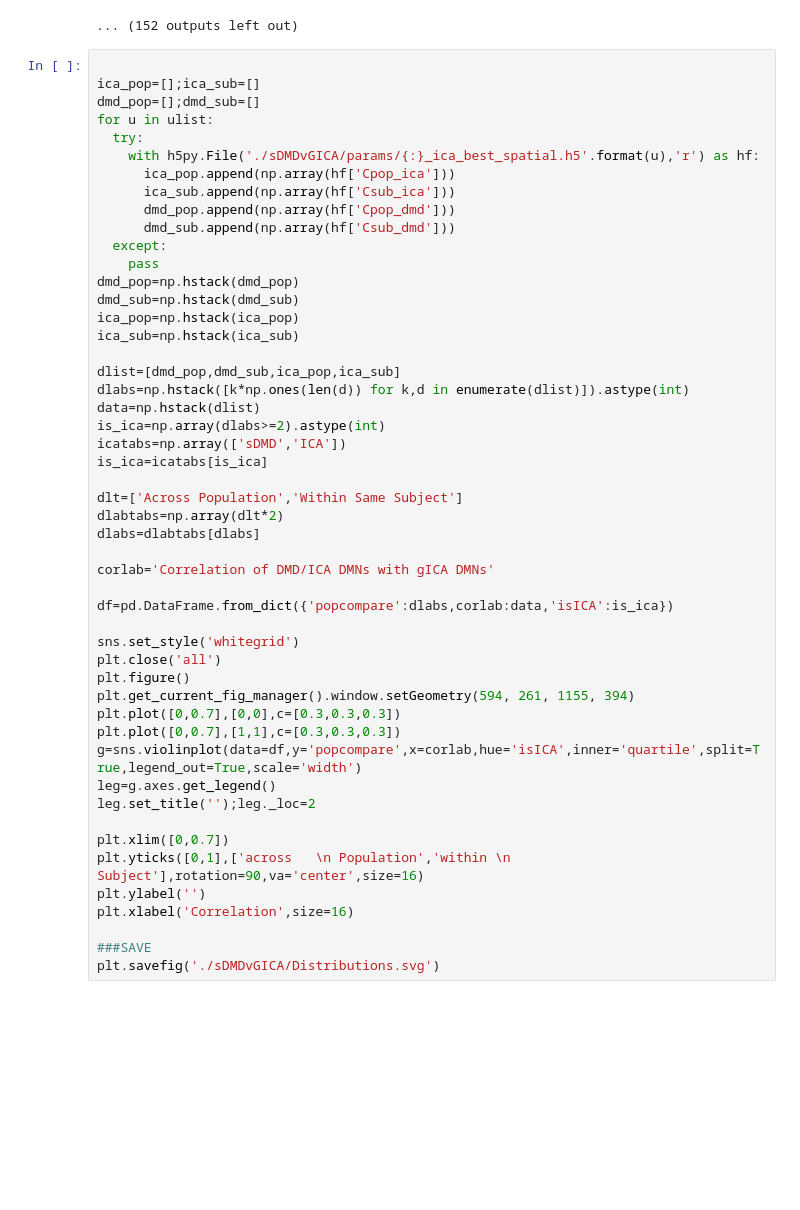
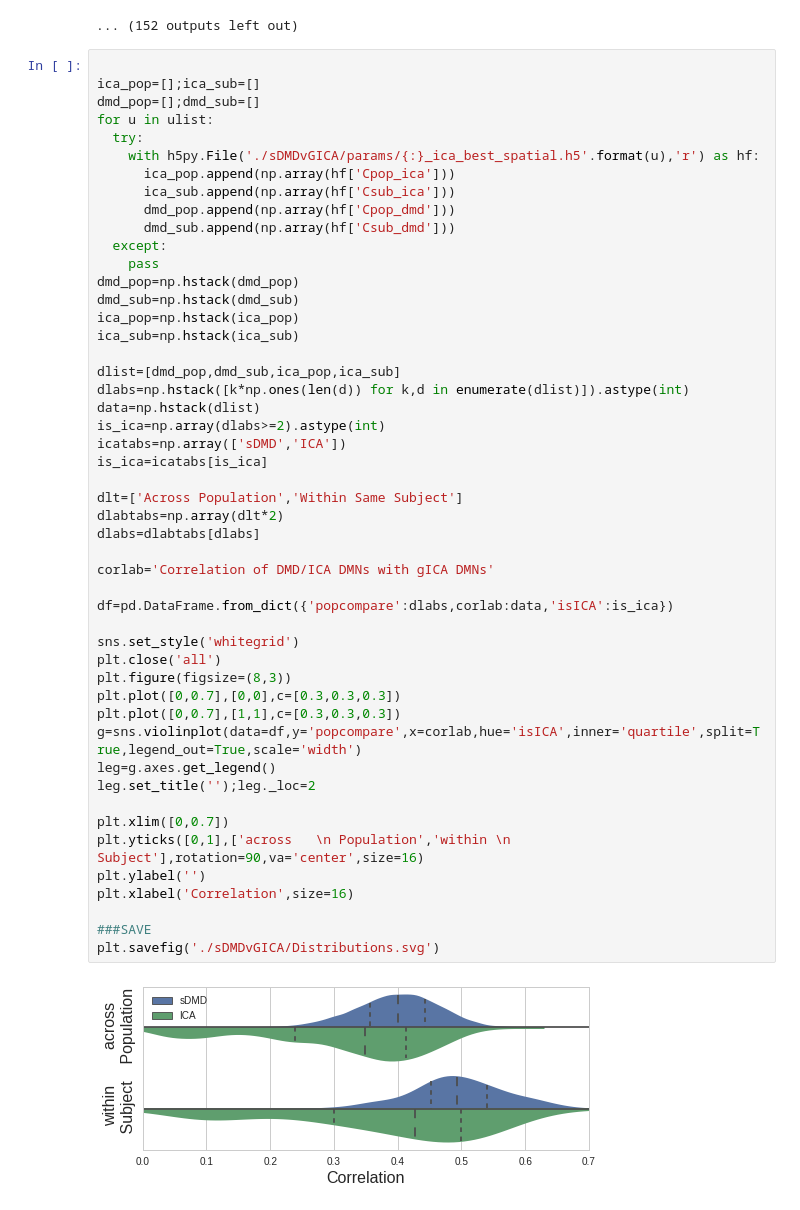
Before and after one commit to kunert/DMD_RSN, a Jupyter notebook: 3_sDMDvGICA.ipynb, the cells around one changed output. Saved outputs shown, nothing was run; the diff lists cells and outputs as text; blank space fills up the shorter version.

```diff
--- a/3_sDMDvGICA.ipynb
+++ b/3_sDMDvGICA.ipynb
@@ -394,32 +394,33 @@ ica_sub=np.hstack(ica_sub)
 dlist=[dmd_pop,dmd_sub,ica_pop,ica_sub]
 dlabs=np.hstack([k*np.ones(len(d)) for k,d in enumerate(dlist)]).astype(int)
 data=np.hstack(dlist)
 is_ica=np.array(dlabs>=2).astype(int)
 icatabs=np.array(['sDMD','ICA'])
 is_ica=icatabs[is_ica]
 
 dlt=['Across Population','Within Same Subject']
 dlabtabs=np.array(dlt*2)
 dlabs=dlabtabs[dlabs]
 
 corlab='Correlation of DMD/ICA DMNs with gICA DMNs'
 
 df=pd.DataFrame.from_dict({'popcompare':dlabs,corlab:data,'isICA':is_ica})
 
 sns.set_style('whitegrid')
 plt.close('all')
-plt.figure()
-plt.get_current_fig_manager().window.setGeometry(594, 261, 1155, 394)
+plt.figure(figsize=(8,3))
 plt.plot([0,0.7],[0,0],c=[0.3,0.3,0.3])
 plt.plot([0,0.7],[1,1],c=[0.3,0.3,0.3])
 g=sns.violinplot(data=df,y='popcompare',x=corlab,hue='isICA',inner='quartile',split=True,legend_out=True,scale='width')
 leg=g.axes.get_legend()
 leg.set_title('');leg._loc=2
 
 plt.xlim([0,0.7])
 plt.yticks([0,1],['across   \n Population','within \n Subject'],rotation=90,va='center',size=16)
 plt.ylabel('')
 plt.xlabel('Correlation',size=16)
 
 ###SAVE
 plt.savefig('./sDMDvGICA/Distributions.svg')
+# %% [output]
+[figure, added]
```
Also changed, not shown: 1 other file.
